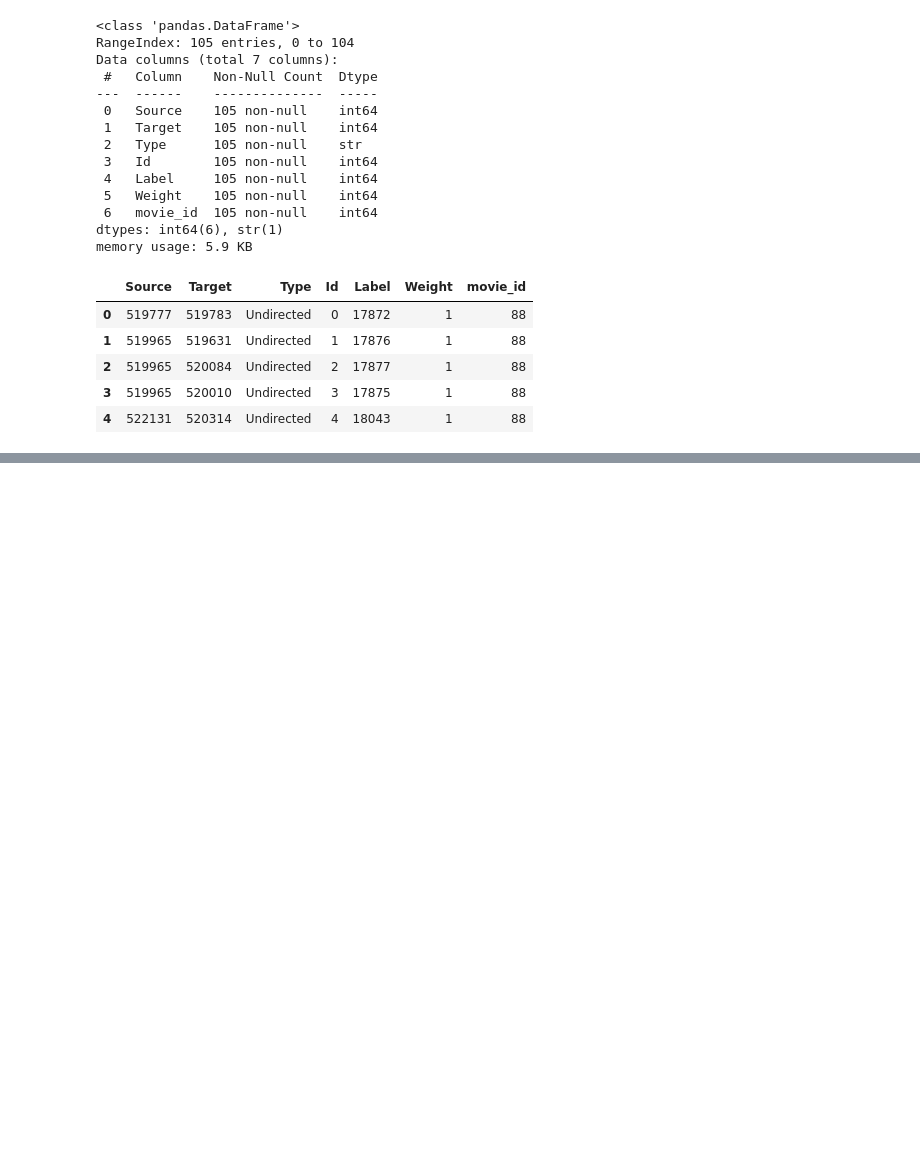
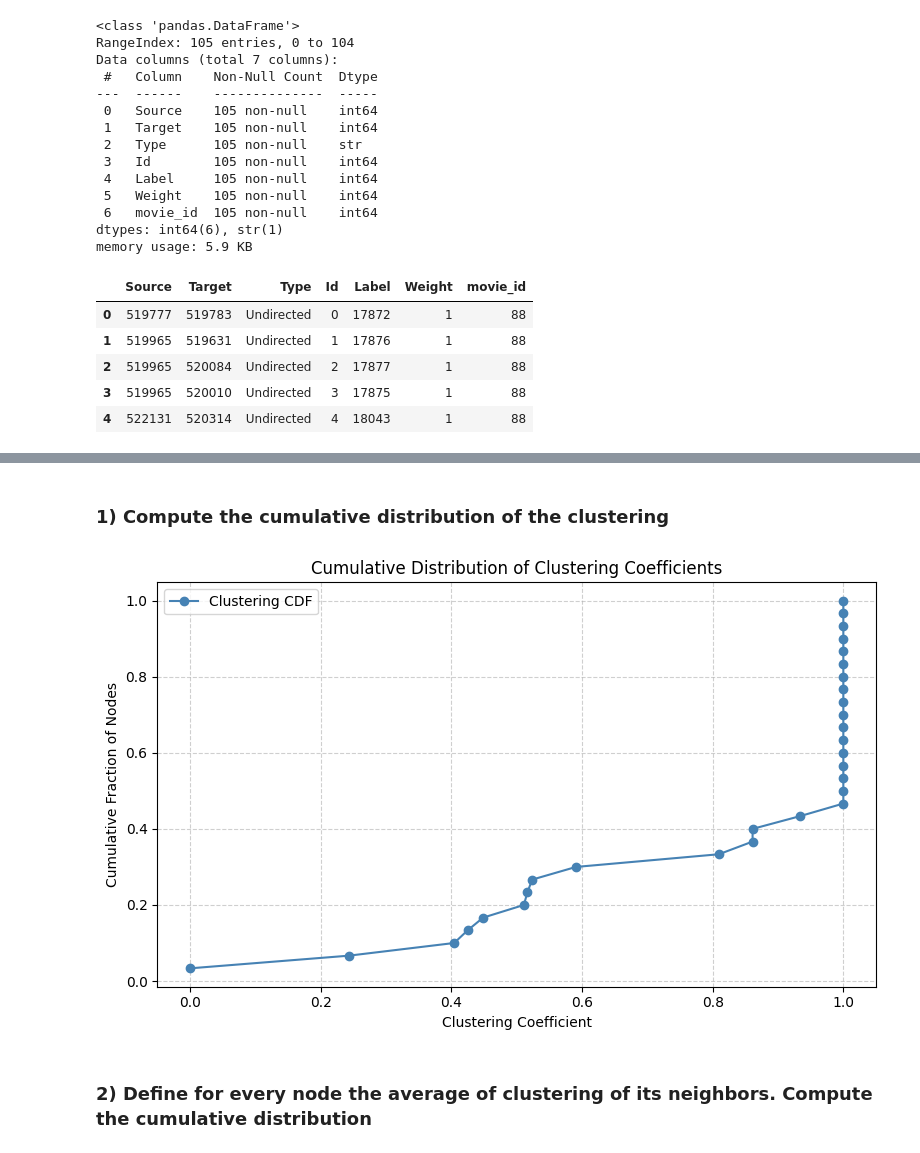
Before and after one commit to MoriondoTommaso/social-network-analysis-avatar-movie, a Jupyter notebook: notebooks/notebooks.ipynb, the cells around one changed output, grey strips where cells are left out. Cells and saved outputs as stored; diff of their text form; code cells hidden in the pictures; blank space fills up the shorter version.

```diff
--- a/notebooks/notebooks.ipynb
+++ b/notebooks/notebooks.ipynb
@@ -69,0 +178,13 @@ edges.head()
+# %%
+# My clustering
+my_clustering = clustering(G)
+my_avg = average_clustering(G)
+
+# NetworkX built-ins
+nx_clustering = nx.clustering(G)
+nx_avg = nx.average_clustering(G)
+nx_transitivity = nx.transitivity(G)
+
+print(f"Custom average clustering   : {my_avg:.6f}")
+print(f"NetworkX average clustering : {nx_avg:.6f}")
+print(f"NetworkX transitivity       : {nx_transitivity:.6f}")
@@ -69,0 +205,22 @@ edges.head()
+# %% [markdown]
+### 1) Compute the cumulative distribution of the clustering
+# %%
+import numpy as np
+
+# Get clustering values sorted
+clust_values = sorted(my_clustering.values())
+cdf = np.arange(1, len(clust_values) + 1) / len(clust_values)
+
+plt.figure(figsize=(8, 5))
+plt.plot(clust_values, cdf, marker='o', color='steelblue', label='Clustering CDF')
+plt.xlabel('Clustering Coefficient')
+plt.ylabel('Cumulative Fraction of Nodes')
+plt.title('Cumulative Distribution of Clustering Coefficients')
+plt.grid(True, linestyle='--', alpha=0.6)
+plt.legend()
+plt.tight_layout()
+plt.show()
+# %% [output]
+[figure, added]
+# %% [markdown]
+### 2) Define for every node the average of clustering of its neighbors. Compute the cumulative distribution
```
Also changed, not shown: parts of 39 cells of this notebook, 5 other files.
